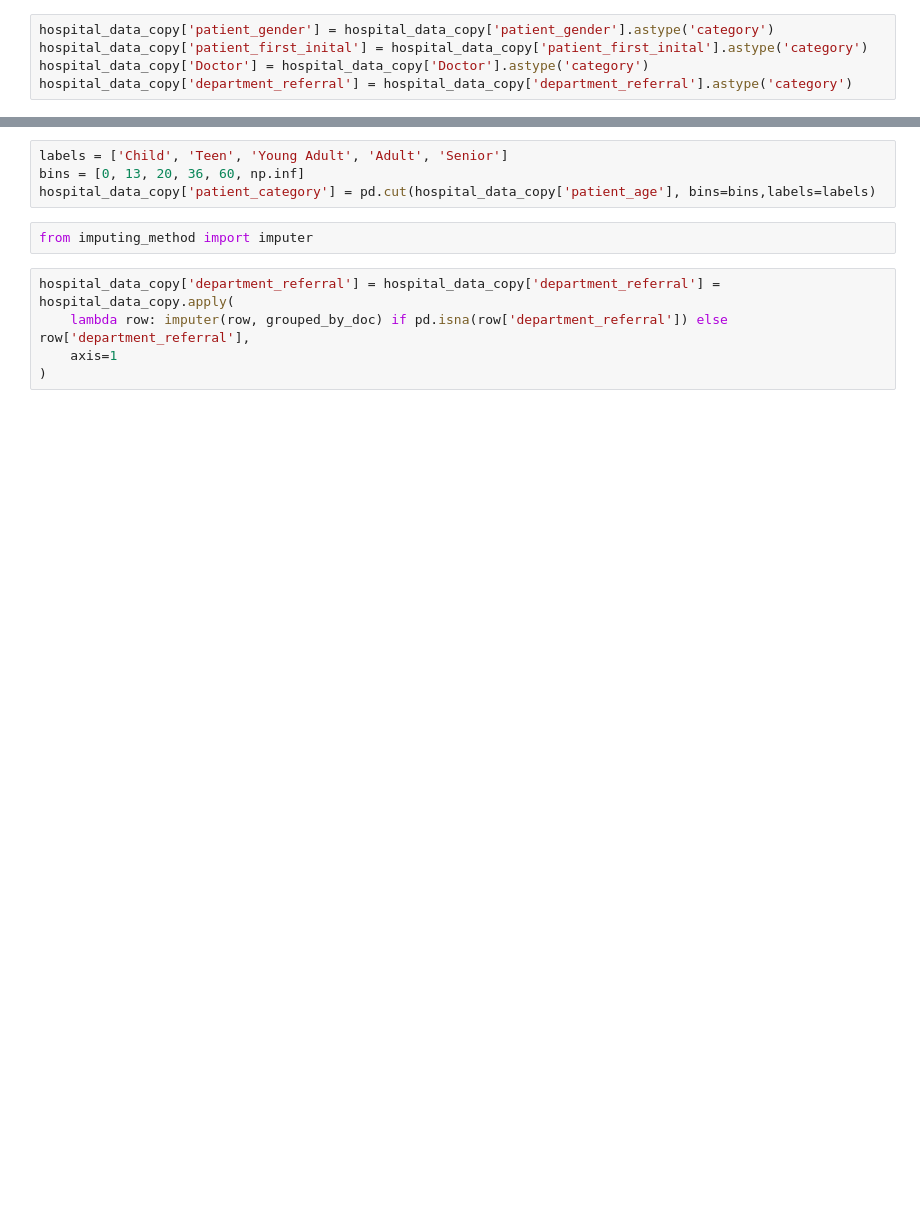
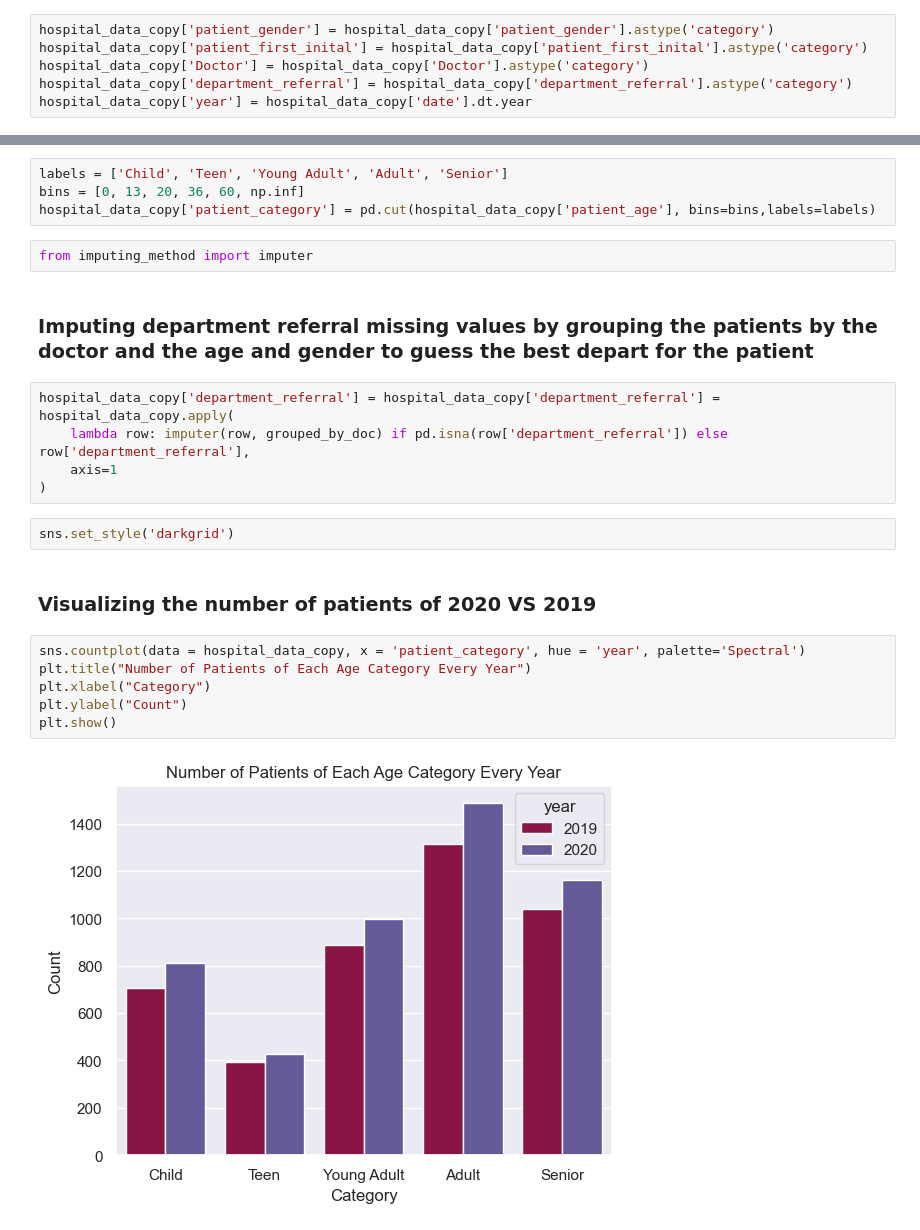
Before and after one commit to Ahmed-level0/Cleaning-Hospital-Data, a Jupyter notebook: cleaningH.ipynb, the cells around one changed output, grey strips where cells are left out. Saved outputs shown, nothing was run; the diff lists cells and outputs as text; blank space fills up the shorter version.

Commit message:
added the visualizations and gained some insights from it

```diff
--- a/cleaningH.ipynb
+++ b/cleaningH.ipynb
@@ -27,6 +34,7 @@ hospital_data_copy['patient_gender'] = hospital_data_copy['patient_gender'].asty
 hospital_data_copy['patient_first_inital'] = hospital_data_copy['patient_first_inital'].astype('category')
 hospital_data_copy['Doctor'] = hospital_data_copy['Doctor'].astype('category')
 hospital_data_copy['department_referral'] = hospital_data_copy['department_referral'].astype('category')
+hospital_data_copy['year'] = hospital_data_copy['date'].dt.year
 # %%
 hospital_data_copy['Full_Name'] = hospital_data_copy['Full_Name'].str.slice(0,1) +"."+ hospital_data_copy['Full_Name'].str.slice(1,)
 # %%
@@ -46,8 +58,22 @@ bins = [0, 13, 20, 36, 60, np.inf]
 hospital_data_copy['patient_category'] = pd.cut(hospital_data_copy['patient_age'], bins=bins,labels=labels)
 # %%
 from imputing_method import imputer
+# %% [markdown]
+<h3>Imputing department referral missing values by grouping the patients by the doctor and the age and gender to guess the best depart for the patient</h3>
 # %%
 hospital_data_copy['department_referral'] = hospital_data_copy['department_referral'] = hospital_data_copy.apply(
     lambda row: imputer(row, grouped_by_doc) if pd.isna(row['department_referral']) else row['department_referral'],
     axis=1
 )
+# %%
+sns.set_style('darkgrid')
+# %% [markdown]
+<h3>Visualizing the number of patients of 2020 VS 2019</h3>
+# %%
+sns.countplot(data = hospital_data_copy, x = 'patient_category', hue = 'year', palette='Spectral')
+plt.title("Number of Patients of Each Age Category Every Year")
+plt.xlabel("Category")
+plt.ylabel("Count")
+plt.show()
+# %% [output]
+[figure, added]
```
Also changed, not shown: parts of 10 cells of this notebook.
